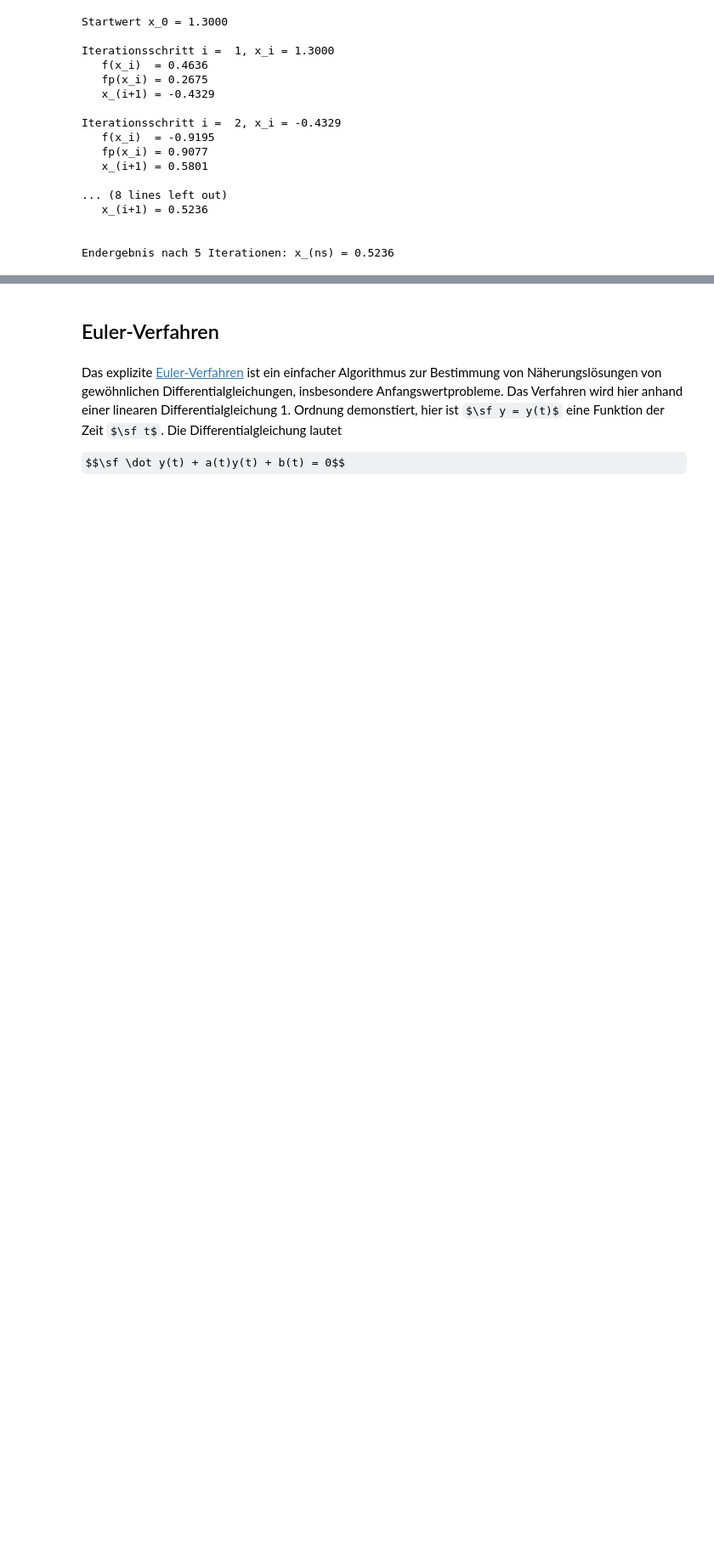
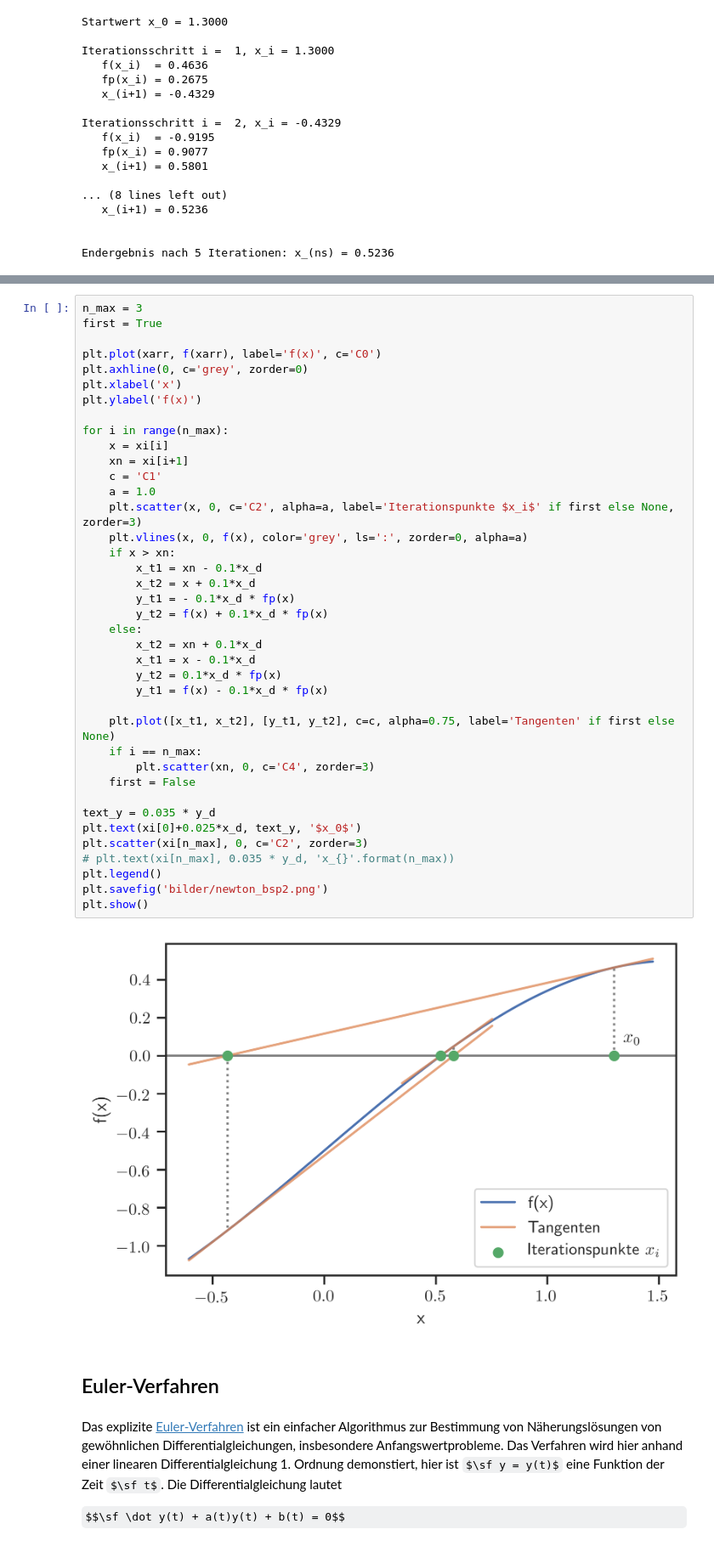
Before and after one commit to lu-kas/Vorlesung_Ingenieurinformatik, a Jupyter notebook: Content/Script/01_computer/023_numerische_algorithmen.ipynb, the cells around one changed output, grey strips where cells are left out. Shown at 85% size. Drawn from its saved outputs; the diff is of its cells as text; some formulas as TeX source; blank space fills up the shorter version.

```diff
--- a/Content/Script/01_computer/023_numerische_algorithmen.ipynb
+++ b/Content/Script/01_computer/023_numerische_algorithmen.ipynb
@@ -247,3 +287,44 @@ No handles with labels found to put in legend.
+# %%
+n_max = 3
+first = True
+
+plt.plot(xarr, f(xarr), label='f(x)', c='C0')
+plt.axhline(0, c='grey', zorder=0)
+plt.xlabel('x')
+plt.ylabel('f(x)')
+
+for i in range(n_max):
+    x = xi[i]
+    xn = xi[i+1]
+    c = 'C1'
+    a = 1.0
+    plt.scatter(x, 0, c='C2', alpha=a, label='Iterationspunkte $x_i$' if first else None, zorder=3)
+    plt.vlines(x, 0, f(x), color='grey', ls=':', zorder=0, alpha=a)
+    if x > xn:
+        x_t1 = xn - 0.1*x_d
+        x_t2 = x + 0.1*x_d
+        y_t1 = - 0.1*x_d * fp(x)
+        y_t2 = f(x) + 0.1*x_d * fp(x)
+    else:
+        x_t2 = xn + 0.1*x_d
+        x_t1 = x - 0.1*x_d
+        y_t2 = 0.1*x_d * fp(x)
+        y_t1 = f(x) - 0.1*x_d * fp(x)
+
+    plt.plot([x_t1, x_t2], [y_t1, y_t2], c=c, alpha=0.75, label='Tangenten' if first else None)
+    if i == n_max:
+        plt.scatter(xn, 0, c='C4', zorder=3)
+    first = False
+
+text_y = 0.035 * y_d
+plt.text(xi[0]+0.025*x_d, text_y, '$x_0$')
+plt.scatter(xi[n_max], 0, c='C2', zorder=3)
+# plt.text(xi[n_max], 0.035 * y_d, 'x_{}'.format(n_max))
+plt.legend()
+plt.savefig('bilder/newton_bsp2.png')
+plt.show()
+# %% [output]
+[figure, added]
 # %% [markdown]
 ## Euler-Verfahren
 # %% [markdown]
```
Also changed, not shown: parts of 4 cells of this notebook, 11 other files.
